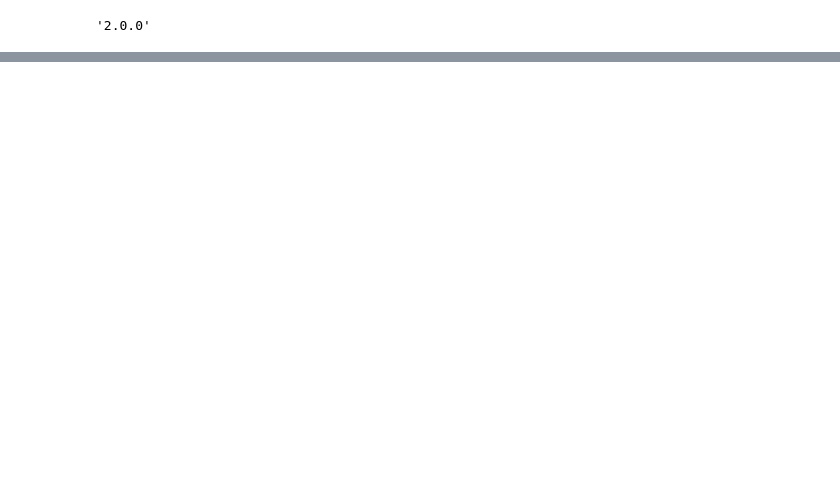
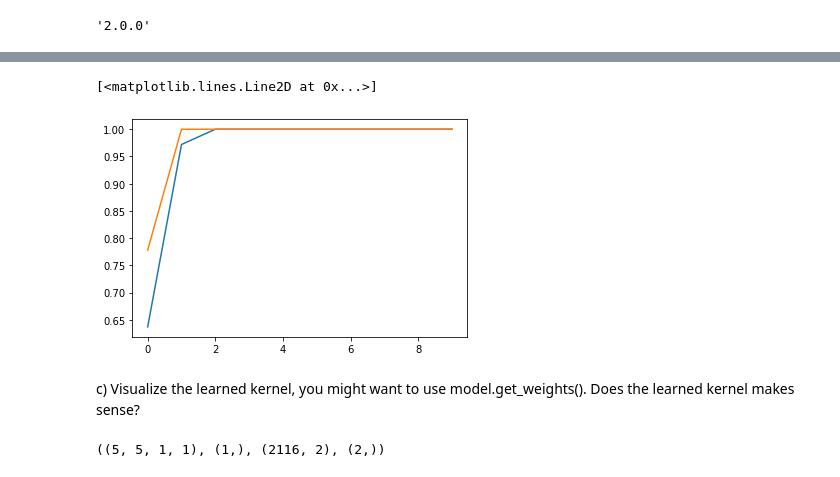
Before and after one commit to fa97ber/DeepLearning, a Jupyter notebook: DL_02_01.ipynb, the cells around one changed output, grey strips where cells are left out. Cells and saved outputs as stored; diff of their text form; code cells hidden in the pictures; blank space fills up the shorter version.

```diff
--- a/DL_02_01.ipynb
+++ b/DL_02_01.ipynb
@@ -51,0 +128,13 @@ plt.show()
+# %%
+plt.plot(history.history['accuracy'])
+plt.plot(history.history['val_accuracy'])
+# %% [output]
+[<matplotlib.lines.Line2D at 0x...>]
+[figure, added]
+# %% [markdown]
+c)
+Visualize the learned kernel, you might want to use model.get_weights(). Does the learned kernel makes sense?
+# %%
+model.get_weights()[0].shape, model.get_weights()[1].shape, model.get_weights()[2].shape, model.get_weights()[3].shape
+# %% [output]
+((5, 5, 1, 1), (1,), (2116, 2), (2,))
```
Also changed, not shown: parts of 13 cells of this notebook.
